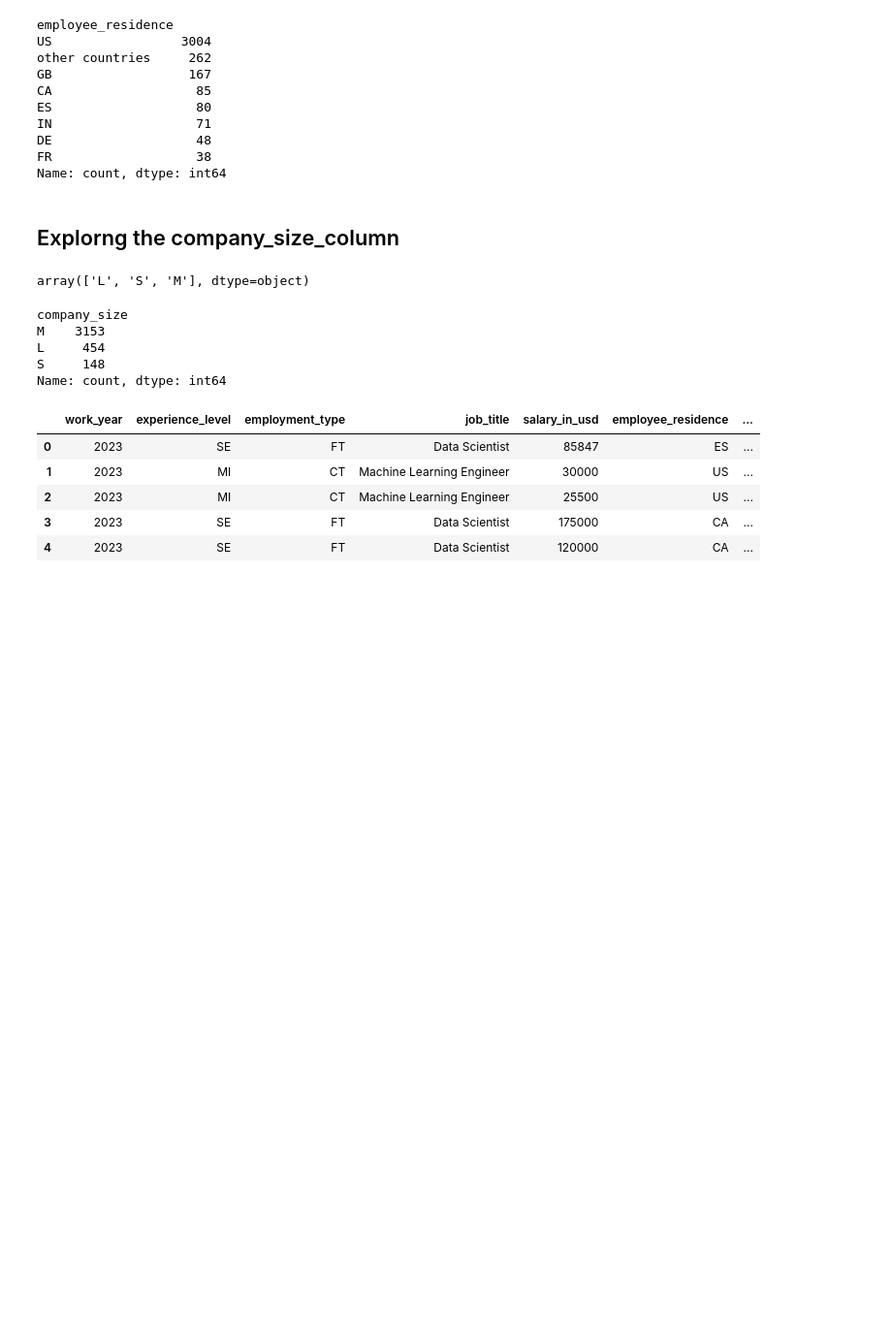
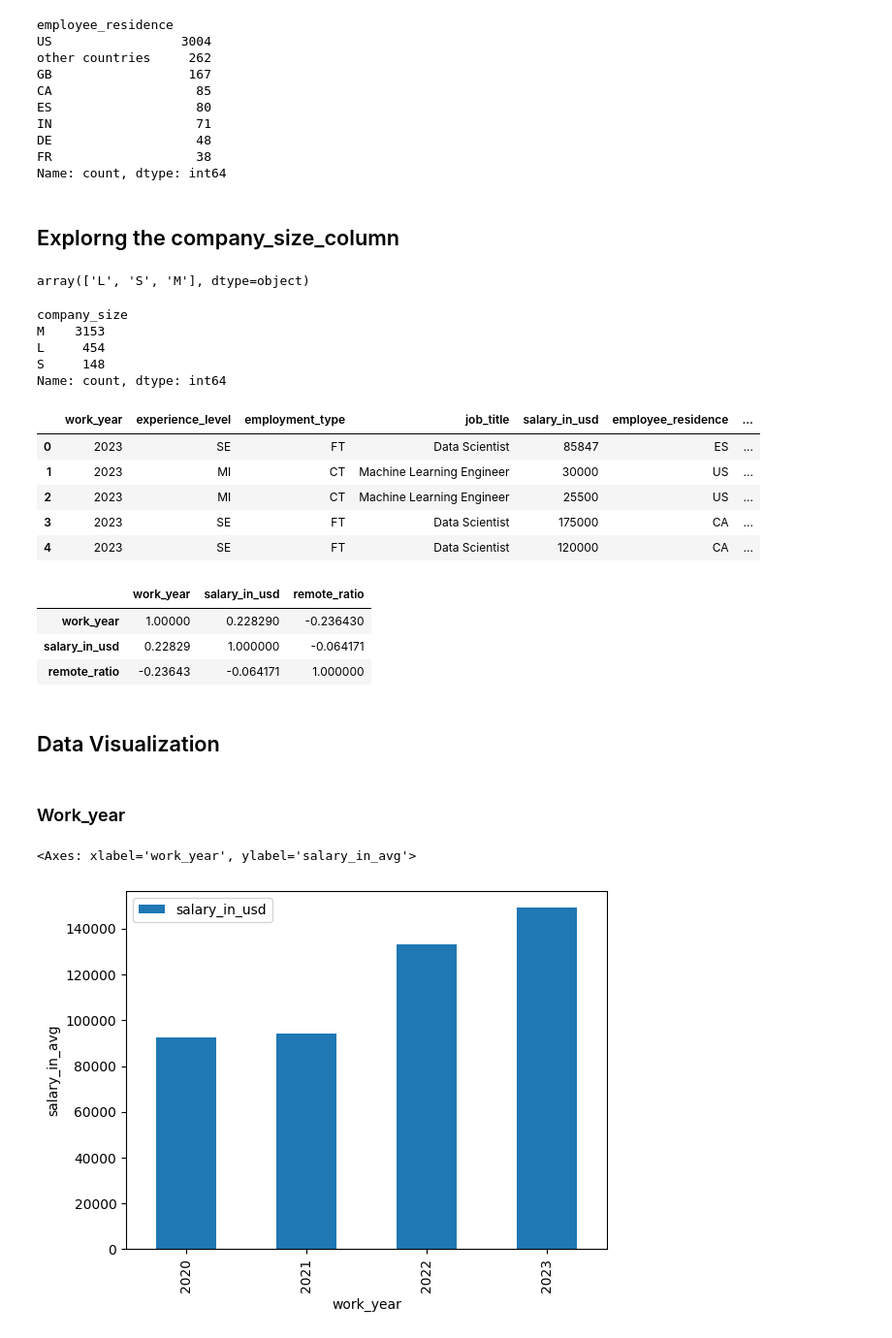
Before and after one commit to Data4i/salary_analysis_and_modelling, a Jupyter notebook: salary.ipynb, the cells around one changed output. Shown at 97% size. Cells and saved outputs as stored; diff of their text form; code cells hidden in the pictures; blank space fills up the shorter version.

```diff
--- a/salary.ipynb
+++ b/salary.ipynb
@@ -303,6 +312,8 @@ IN                   71
 DE                   48
 FR                   38
 Name: count, dtype: int64
+# %%
+df['employee_residence'] = df['employee_residence'].apply(allocate_employee_residence)
 # %% [markdown]
 ## Explorng the company_size_column
 # %%
@@ -327,3 +338,19 @@ df.head()
 | 2 | 2023 | MI | CT | Machine Learning Engineer | 25500 | US | ... |
 | 3 | 2023 | SE | FT | Data Scientist | 175000 | CA | ... |
 | 4 | 2023 | SE | FT | Data Scientist | 120000 | CA | ... |
+# %%
+df.corr(numeric_only = True)
+# %% [output]
+|  | work_year | salary_in_usd | remote_ratio |
+| work_year | 1.00000 | 0.228290 | -0.236430 |
+| salary_in_usd | 0.22829 | 1.000000 | -0.064171 |
+| remote_ratio | -0.23643 | -0.064171 | 1.000000 |
+# %% [markdown]
+## Data Visualization
+# %% [markdown]
+### Work_year
+# %%
+df[['work_year', 'salary_in_usd']].groupby('work_year').agg('mean').plot(kind = 'bar', xlabel = 'work_year',ylabel = 'salary_in_avg')
+# %% [output]
+<Axes: xlabel='work_year', ylabel='salary_in_avg'>
+[figure, added]
```
Also changed, not shown: parts of 57 cells of this notebook.
